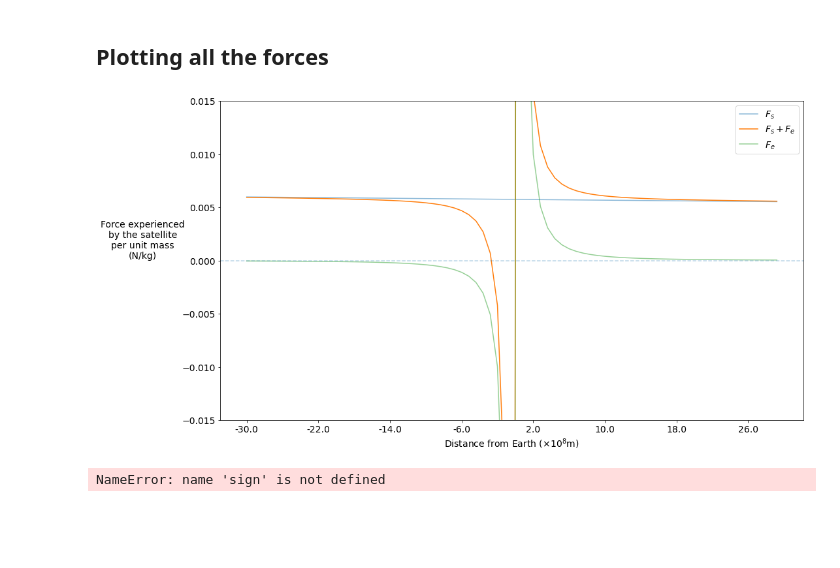
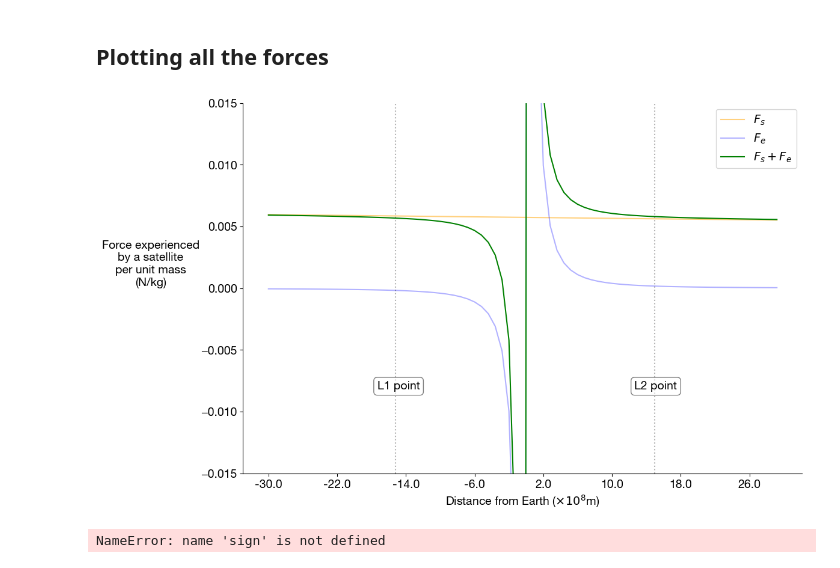
Before and after one commit to abhisheknaik96/lagrange_points, a Jupyter notebook: estimate_lagrange_point.ipynb, the cells around one changed output. Saved outputs shown, nothing was run; the diff lists cells and outputs as text; code cells hidden in the pictures; blank space fills up the shorter version.

Commit message:
fixed a visualization and created the final force plot

```diff
--- a/estimate_lagrange_point.ipynb
+++ b/estimate_lagrange_point.ipynb
@@ -1,3 +1,12 @@
+# %%
+import matplotlib.pyplot as plt
+import matplotlib.font_manager as fm
+
+font_path = '/Users/anaik/Downloads/helvetica-neue-5/HelveticaNeueLight.otf' # Example for macOS
+prop = fm.FontProperties(fname=font_path)
+plt.rcParams['font.family'] = prop.get_name()
+plt.rcParams['axes.spines.top'] = False
+plt.rcParams['axes.spines.right'] = False
 # %% [markdown]
 ## Estimating the Lagrange points between the Earth and the Sun
 # %%
@@ -264,40 +273,49 @@ def sign(num):
     elif num < 0:
         return -1
     else:
         raise Exception("0 is not allowed")
 
 
 distance_from_earth = list(range(-3000_000_000, 3000_000_000, 80_000_000))
 
 f1_by_m_values = [G * m1 / (R+distance)**2 for distance in distance_from_earth]
 f2_by_m_values = [G * m2 / (distance)**2 * sign(distance) for distance in distance_from_earth]
 f_cent_by_m = [f1_by_m_values[i] + f2_by_m_values[i] for i,_ in enumerate(distance_from_earth)]
 
 # plt.plot(f1_by_m_values, label='Gravitational force due to the Sun')
 # plt.plot(f2_by_m_values, label='Gravitational force due to the Earth', alpha=0.3, marker='-')
 # plt.plot(f_cent_by_m, label='Centripetal force', alpha=0.3, marker='-')
 
-fig, ax = plt.subplots(1, 1, figsize=(16,9))
-plt.plot(f1_by_m_values, label=r'$F_s$', alpha=0.5, linestyle='-')
+fig, ax = plt.subplots(1, 1, figsize=(12,8))
+plt.plot(f1_by_m_values, label=r'$F_s$', alpha=0.5, linestyle='-', color='orange')
 # plt.plot(np.array(f2_by_m_values) + np.array(f_cent_by_m), label=r'$F_e + F_{cent}$')
-plt.plot(f_cent_by_m, label=r'$F_{s} + F_{e}$')#, alpha=0.3, linestyle='--')
-plt.plot(f2_by_m_values, label=r'$F_{e}$', alpha=0.5, linestyle='-')
-plt.axhline(0.0, alpha=0.3, linestyle='--')
+plt.plot(f2_by_m_values, label=r'$F_{e}$', alpha=0.3, linestyle='-', color='blue')
+plt.plot(f_cent_by_m, label=r'$F_{s} + F_{e}$', color='green')#, alpha=0.3, linestyle='--')
+# plt.axhline(0.0, alpha=0.3, linestyle='--')
 
 plt.legend()
 plt.xlabel(r'Distance from Earth ($\times 10^8$m)')
 # plt.xlabel(r'Distance from Earth (m)')
 plt.ylabel('Force experienced\nby a satellite\nper unit mass\n(N/kg)', rotation=0, labelpad=60)
 plt.ylim(-0.015, 0.015)
-# plt.show()
+
+ax.text(0.24, 0.25, "L1 point", transform=ax.transAxes, fontsize=14,
+        verticalalignment='top', bbox=dict(boxstyle='round', facecolor='white', alpha=0.5))
+ax.text(0.7, 0.25, "L2 point", transform=ax.transAxes, fontsize=14,
+        verticalalignment='top', bbox=dict(boxstyle='round', facecolor='white', alpha=0.5))
+
 fig.canvas.draw()
 labels = [item.get_text() for item in ax.get_xticklabels()]
 for i,label in enumerate(labels[1:-1]):   # the first and last label is not shown for some reason
     labels[i+1] = str(distance_from_earth[int(label)]//1e8)
 ax.set_xticklabels(labels)
+plt.axvline(18.5, alpha=0.3, linestyle='dotted', color='black')
+plt.axvline(56.25, alpha=0.3, linestyle='dotted', color='black')
+# plt.axhline(0.0057, alpha=0.3, linestyle='--', color='black')
+
 plt.show()
 # %% [output]
-[figure, old version]
+[figure, new version]
 # %%
 sign(-100)
 # %% [output]
```
Also changed, not shown: parts of 4 cells of this notebook.
